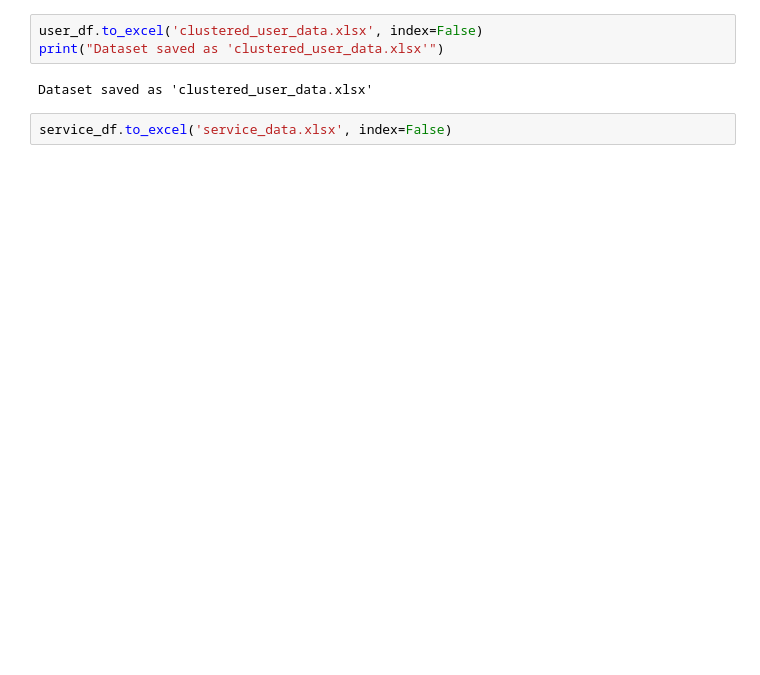
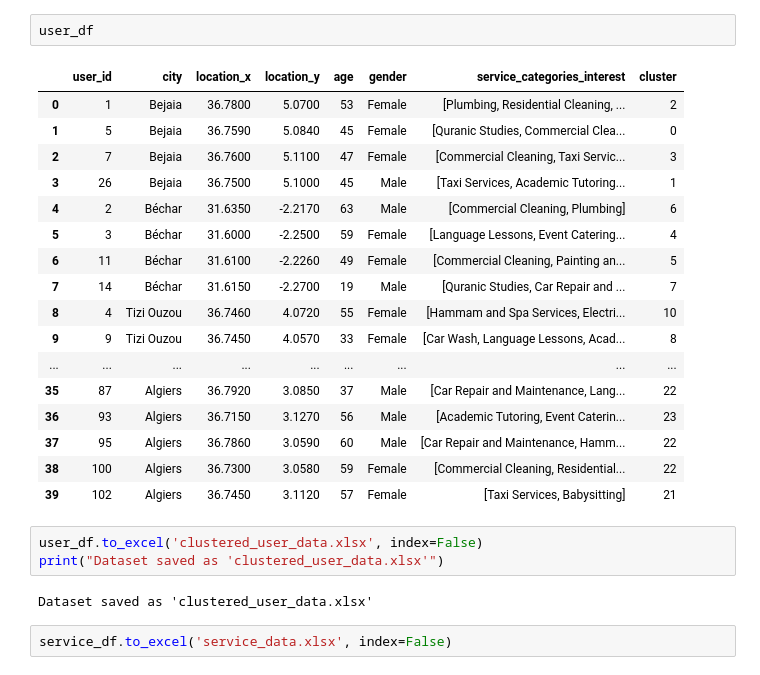
Before and after one commit to zyx721/E-ServicesHub, a Jupyter notebook: code/backend/AI_Recomendation_System/devloping_it/generating_data.ipynb, the cells around one changed output. Saved outputs shown, nothing was run; the diff lists cells and outputs as text; blank space fills up the shorter version.

```diff
--- a/code/backend/AI_Recomendation_System/devloping_it/generating_data.ipynb
+++ b/code/backend/AI_Recomendation_System/devloping_it/generating_data.ipynb
@@ -582,3 +399,23 @@ print(user_df[['user_id', 'city', 'location_x', 'location_y', 'age', 'gender', '
+# %%
+user_df
+# %% [output]
+|  | user_id | city | location_x | location_y | age | gender | service_categories_interest | cluster |
+| 0 | 1 | Bejaia | 36.7800 | 5.0700 | 53 | Female | [Plumbing, Residential Cleaning, ... | 2 |
+| 1 | 5 | Bejaia | 36.7590 | 5.0840 | 45 | Female | [Quranic Studies, Commercial Clea... | 0 |
+| 2 | 7 | Bejaia | 36.7600 | 5.1100 | 47 | Female | [Commercial Cleaning, Taxi Servic... | 3 |
+| 3 | 26 | Bejaia | 36.7500 | 5.1000 | 45 | Male | [Taxi Services, Academic Tutoring... | 1 |
+| 4 | 2 | Béchar | 31.6350 | -2.2170 | 63 | Male | [Commercial Cleaning, Plumbing] | 6 |
+| 5 | 3 | Béchar | 31.6000 | -2.2500 | 59 | Female | [Language Lessons, Event Catering... | 4 |
+| 6 | 11 | Béchar | 31.6100 | -2.2260 | 49 | Female | [Commercial Cleaning, Painting an... | 5 |
+| 7 | 14 | Béchar | 31.6150 | -2.2700 | 19 | Male | [Quranic Studies, Car Repair and ... | 7 |
+| 8 | 4 | Tizi Ouzou | 36.7460 | 4.0720 | 55 | Female | [Hammam and Spa Services, Electri... | 10 |
+| 9 | 9 | Tizi Ouzou | 36.7450 | 4.0570 | 33 | Female | [Car Wash, Language Lessons, Acad... | 8 |
+| ... | ... | ... | ... | ... | ... | ... | ... | ... |
+| 35 | 87 | Algiers | 36.7920 | 3.0850 | 37 | Male | [Car Repair and Maintenance, Lang... | 22 |
+| 36 | 93 | Algiers | 36.7150 | 3.1270 | 56 | Male | [Academic Tutoring, Event Caterin... | 23 |
+| 37 | 95 | Algiers | 36.7860 | 3.0590 | 60 | Male | [Car Repair and Maintenance, Hamm... | 22 |
+| 38 | 100 | Algiers | 36.7300 | 3.0580 | 59 | Female | [Commercial Cleaning, Residential... | 22 |
+| 39 | 102 | Algiers | 36.7450 | 3.1120 | 57 | Female | [Taxi Services, Babysitting] | 21 |
 # %%
 user_df.to_excel('clustered_user_data.xlsx', index=False)
 print("Dataset saved as 'clustered_user_data.xlsx'")
```
Also changed, not shown: parts of 18 cells of this notebook, 4 other files.
